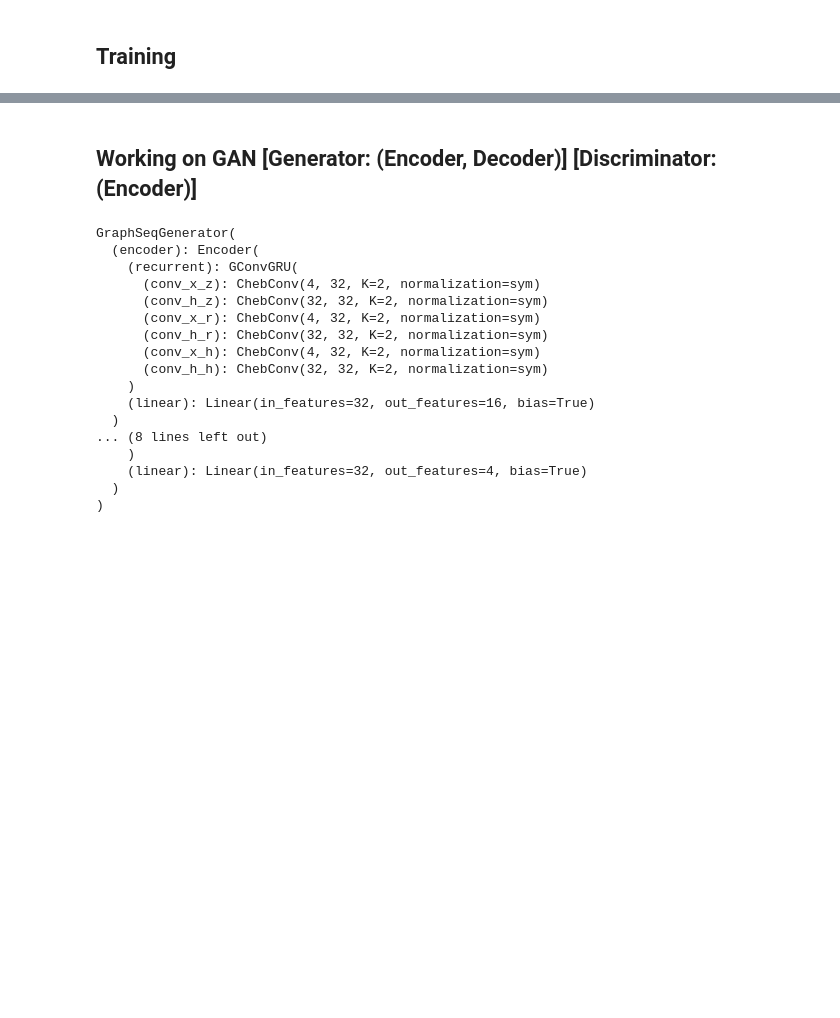
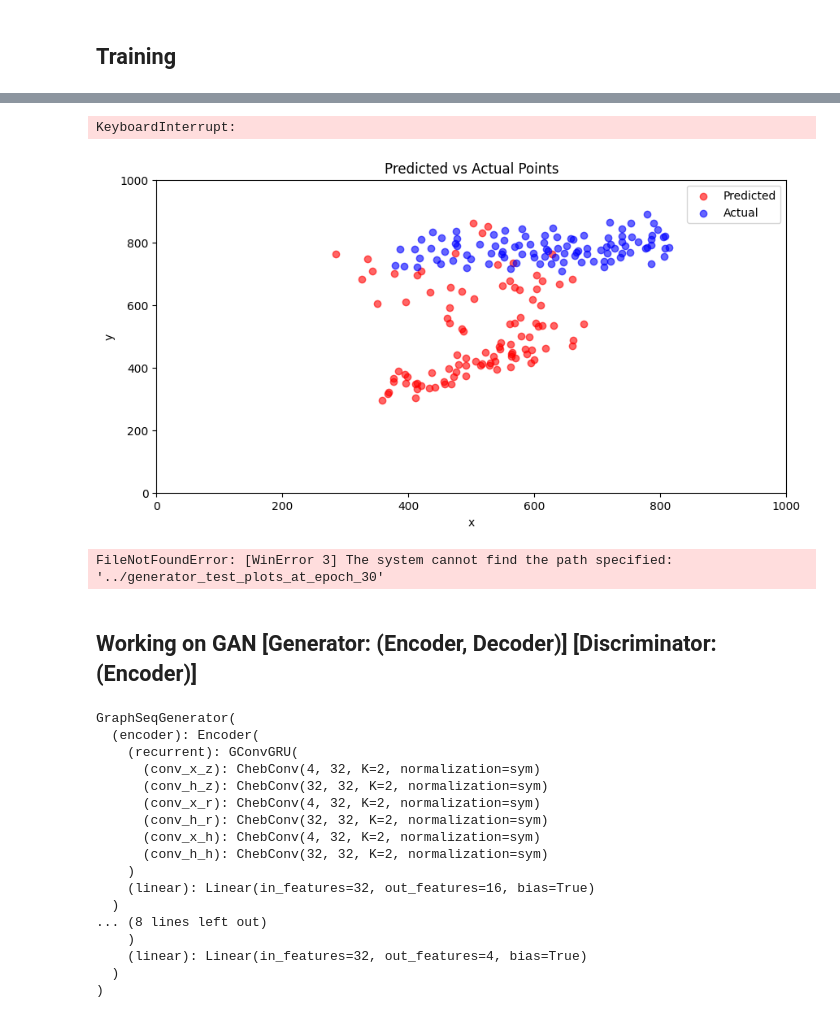
Before and after one commit to NACME-AIML-2024/final-project-los-pajaros, a Jupyter notebook: boids/new_model.ipynb, the cells around one changed output, grey strips where cells are left out. Drawn from its saved outputs; the diff is of its cells as text; code cells hidden in the pictures; blank space fills up the shorter version.

```diff
--- a/boids/new_model.ipynb
+++ b/boids/new_model.ipynb
@@ -565,47 +81,5 @@ for epoch in range(3):
 # %% [markdown]
 ## Training
-# %%
-def train(train_data, num_epochs, model, optimizer, window=8, delay=0, horizon=1, stride=1):
-    """
-    Trains the given model using the provided training data.
-
-    Args:
-        train_data (Dataset): The dataset containing the training data.
-        num_epochs (int): The number of epochs to train the model.
-        model (nn.Module): The model to be trained.
-        optimizer (Optimizer): The optimizer used for training the model.
-        window (int, optional): The size of the input sequence window. Defaults to 8.
-        delay (int, optional): The delay between the input sequence and the target sequence. Defaults to 0.
-        horizon (int, optional): The prediction horizon. Defaults to 1.
-        stride (int, optional): The stride for iterating over the training data. Defaults to 1.
-
-    Returns:
-        None
-    """
-    total_timesteps = train_data.snapshot_count
-    sample_span = window + delay + horizon
-
-    model.train()
-    for epoch in range(num_epochs):
-        print(f'Epoch: {epoch+1}/{num_epochs}')
-        epoch_cost = 0
-        for start in tqdm(range(0, total_timesteps - sample_span + 1, stride), desc='Training'):
-            input_seq = train_data[start:start + window]
-            target_seq = train_data[start + window + delay: start + window + delay + horizon]
-
-            h_t_prev = None
-            for i in range(input_seq.snapshot_count):
-                snapshot = input_seq[i]
-                y_hat, h_t = model(snapshot.x, snapshot.edge_index, snapshot.edge_attr, h_t_prev)
-                h_t_prev = h_t
-
-            cost = torch.mean((y_hat - target_seq[0].x) ** 2)
-            epoch_cost += cost.item()
-            #print('Loss', cost.item())
-            cost.backward()
-            optimizer.step()
-            optimizer.zero_grad()
-        print(f'Cost after epoch {epoch+1}: {epoch_cost}')
 # %%
 model = RecurrentGCN(node_features=4, filters=32)
 optimizer = torch.optim.Adam(model.parameters(), lr=0.001)
@@ -695,2 +91,5 @@ def test(test_data, model, window=8, delay=0, horizon=1, stride=1, output_dir='.
 # %%
-test(test_dataset, model)
+test(test_dataset, model,loader=loader)
+# %% [output]
+KeyboardInterrupt:
+[figure, added]
@@ -726,2 +96,11 @@ create_video_from_images('../generator_test_plots_at_epoch_30', 'generator_test_
+# %%
+import cv2
+import os
+import re
+
+# Example usage
+create_video_from_images('../generator_test_plots_at_epoch_30', 'generator_test_plots_at_epoch_30.mp4', fps=30)
+# %% [output]
+FileNotFoundError: [WinError 3] The system cannot find the path specified: '../generator_test_plots_at_epoch_30'
 # %% [markdown]
 ## Working on GAN [Generator: (Encoder, Decoder)] [Discriminator: (Encoder)]
```
Also changed, not shown: parts of 20 cells of this notebook, 5 other files.
